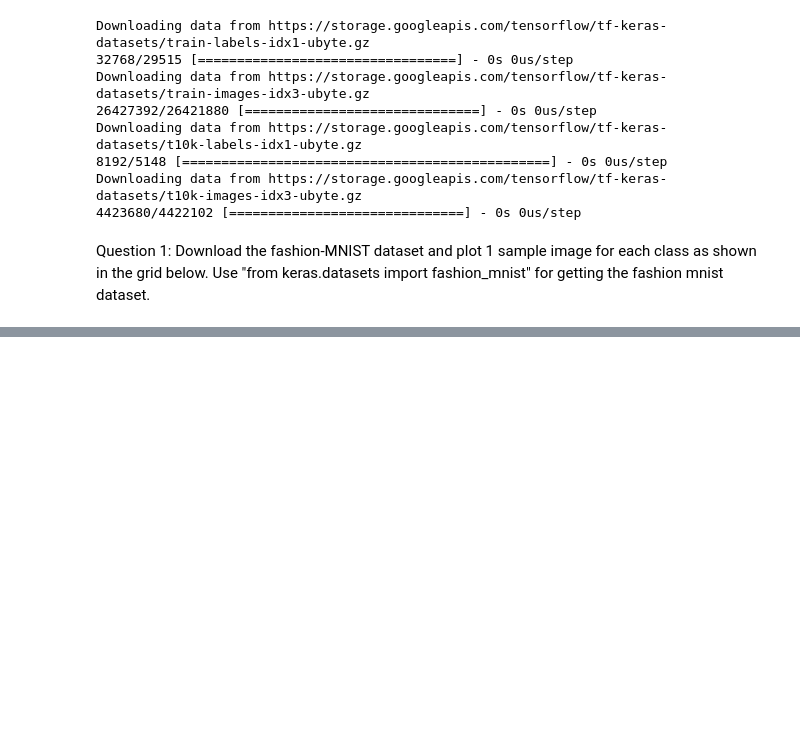
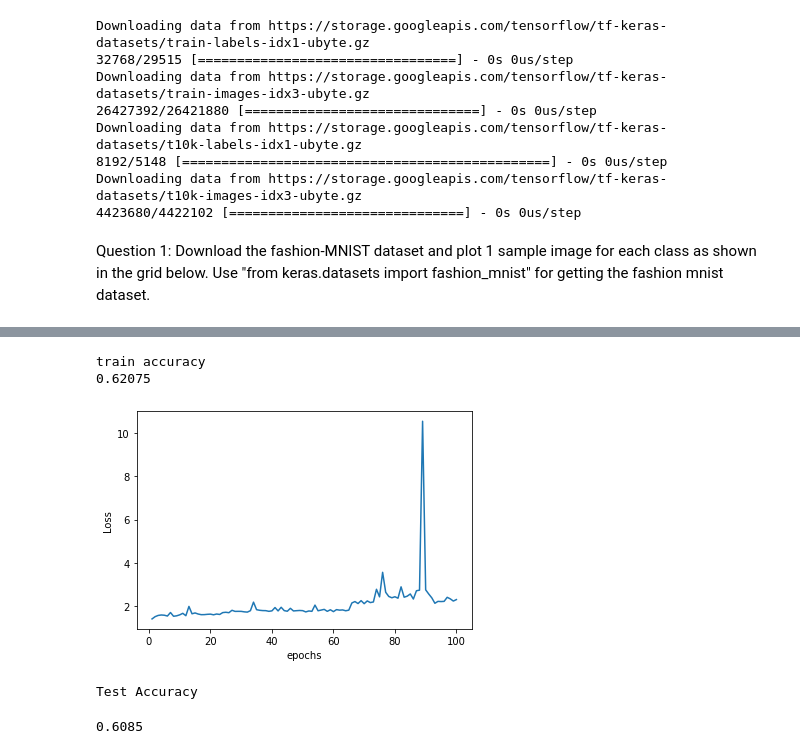
Before and after one commit to ManideepLadi/cs6910_assignment1, a Jupyter notebook: DeepNeuralNetwork.ipynb, the cells around one changed output, grey strips where cells are left out. Drawn from its saved outputs; the diff is of its cells as text; code cells hidden in the pictures; blank space fills up the shorter version.

Commit message:
Adding RmsProp optimizer

```diff
--- a/DeepNeuralNetwork.ipynb
+++ b/DeepNeuralNetwork.ipynb
@@ -78,0 +75,15 @@ print(opActivation.output)
+# %%
+from sklearn.preprocessing import OneHotEncoder
+
+#flatten the Xtrain and X_test
+X_train=X_train.reshape((X_train.shape[0],X_train.shape[1]*X_train.shape[2]))
+X_test=X_test.reshape((X_test.shape[0],X_test.shape[1]*X_test.shape[2]))
+
+#create one hot encoding of the labels
+Y_train=OneHotEncoder().fit_transform(Y_train.reshape(-1,1)).toarray()
+Y_test=OneHotEncoder().fit_transform(Y_test.reshape(-1,1)).toarray()
+
+
+#normalizing the train data and test data...
+X_train=X_train/255
+X_test=X_test/255
@@ -78,0 +224,9 @@ print(opActivation.output)
+# %%
+class IpLayer:
+
+  def __init__(self,num_neurons):
+    self.num_neurons=num_neurons
+    self.hL=0
+
+  def Forward(self,x):
+    self.hL=x
@@ -78,0 +440,25 @@ print(opActivation.output)
+# %%
+#considering this subset of data as train data..
+X_sample=X_train[:4000]
+Y_sample=Y_train[:4000]
+
+arch1=NN(input_shape=784,num_hlayers=1,neurons=[64],activations=['Sigmoid','Softmax'],optimizer='RMSProp',output_shape=10)
+# %%
+epochs=100
+gd_v = GD_Versions(arch1,X_sample,Y_sample,epochs)
+pred,loss_epoch=gd_v.Mini_Batch(16)
+print("train accuracy")
+print(np.sum(np.argmax(pred,axis=1)==np.argmax(Y_sample,axis=1))/len(Y_sample))
+
+plt.plot(np.arange(1,epochs+1),loss_epoch)
+plt.xlabel("epochs");plt.ylabel("Loss");plt.show()
+
+print("Test Accuracy")
+predtest=arch1.Final_Prediction(X_test,Y_test)
+print(np.sum(np.argmax(predtest,axis=1)==np.argmax(Y_test,axis=1))/len(Y_test))
+# %% [output]
+train accuracy
+0.62075
+[figure, added]
+Test Accuracy
+0.6085
```
Also changed, not shown: parts of 18 cells of this notebook.
